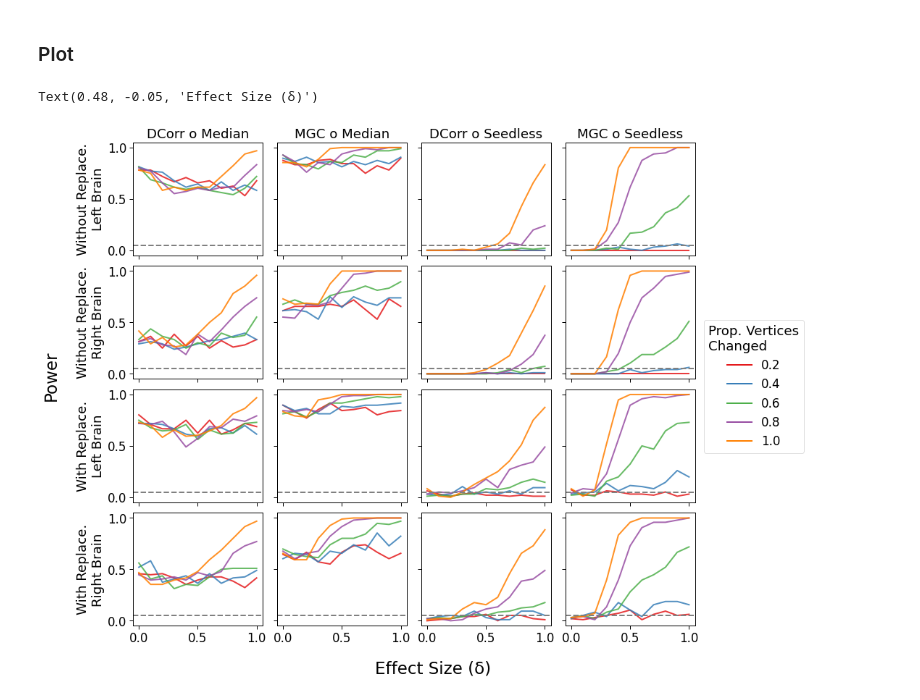
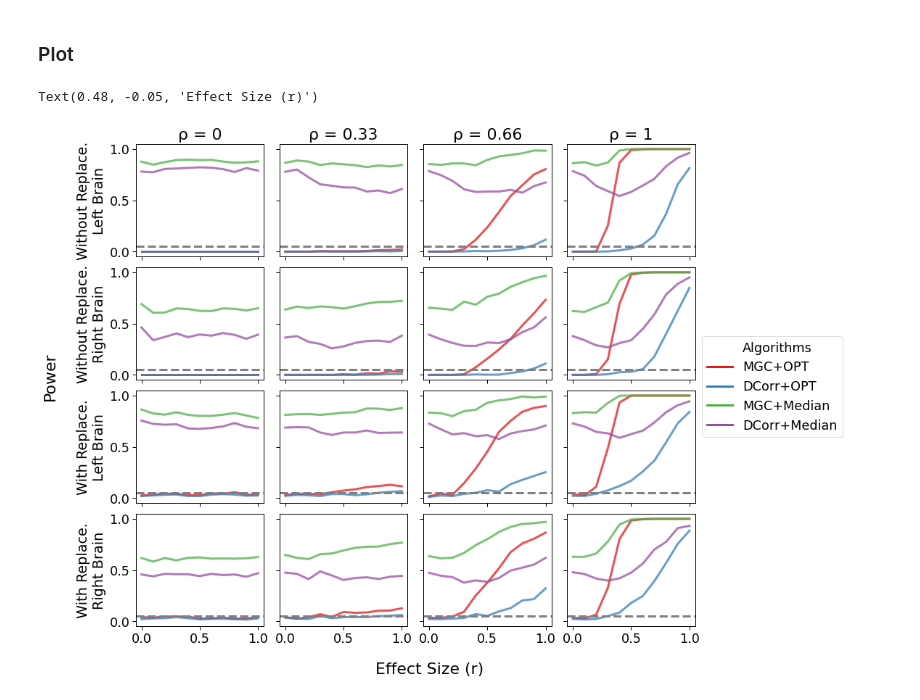
Before and after one commit to neurodata/j1c-experiments, a Jupyter notebook: ldt/synthetic2.ipynb, the cells around one changed output. Drawn from its saved outputs; the diff is of its cells as text; code cells hidden in the pictures.

```diff
--- a/ldt/synthetic2.ipynb
+++ b/ldt/synthetic2.ipynb
@@ -241,7 +241,7 @@ df.to_csv("./results/no_component_replacement_left.csv", index=False)
 # %% [markdown]
 ### Do right non-replacement
 # %%
-n_verts_to_perterbs = np.round(np.linspace(0, 1, 4) * X2_hat.shape[0]).astype(int)[1:]
+n_verts_to_perterbs = np.round(np.linspace(0, 1, 4) * X2_hat.shape[0]).astype(int)
 
 args = [
     dict(n_verts_to_perterb=n_verts_to_perterb, delta=delta)
@@ -327,58 +328,70 @@ row_titles = [
     "With Replace.\nRight Brain",
 ]
 # %%
-sns.set_context('paper', font_scale=1.9, rc={"lines.linewidth": 2})
+sns.set_context('paper', font_scale=2, rc={"lines.linewidth": 3})
 fig, ax = plt.subplots (nrows=4, ncols=4, figsize=(12, 10), constrained_layout=True, sharex=True, sharey=True)
 
+col_titles = [
+    "ρ = 0",
+    "ρ = 0.33",
+    "ρ = 0.66",
+    "ρ = 1"
+]
+
+
 for row, df in enumerate(dfs):
-    for col, col_name in enumerate(col_names):
-        tmp = df[["n_verts_perterbed", "delta", col_name]]
+    for col, col_name in enumerate(np.unique(df.n_verts_perterbed)[:4]):
+        tmp_df = df[df.n_verts_perterbed == col_name]
+        tmp_df = tmp_df[["mgc_seedless", "dcorr_seedless","mgc_median", "dcorr_median",  "delta"]]
+        melted = tmp_df.melt(id_vars='delta')
+
         sns.lineplot(
             x = "delta",
-            y=col_name,
-            hue = "n_verts_perterbed",
-            data = tmp,
+            y = "value",
+            hue = "variable",
+            data = melted,
             ax = ax[row, col],
-            palette=['#e41a1c','#377eb8','#4daf4a','#984ea3','#ff7f00'],
-            alpha=0.85
+            palette=['#e41a1c','#377eb8','#4daf4a','#984ea3'],
+            alpha=0.75
         )
 
         # Set row title
         if col == 0:
             ax[row, col].set_ylabel(row_titles[row])
 
         # Set col title
         if row == 0:
-            ax[row, col].set_title(col_titles[col_name])
+            ax[row, col].set_title(col_titles[col], fontsize=22)
 
         #ax[row, col].set_xticks([])
         #ax[row, col].set_yticks([])
+
         ax[row, col].set_yticks([0, 0.5,  1])
         ax[row, col].set_xlabel("")
 
         ax[row, col].axhline(0.05, c='gray', ls='--')
 
 for i in range(4):
     for j in range(4):
         handles, labels = ax[i, j].get_legend_handles_labels()
         #labels[0] = "Prop. Vertices\nChanged" # Rename the title of legend
         ax[i, j].legend().remove()
 
 legend = fig.legend(
     handles=handles,
-    labels=["0.2", "0.4", "0.6", "0.8", "1.0"],
+    labels=["Algorithms", "MGC+OPT", "DCorr+OPT", "MGC+Median", "DCorr+Median"],
     ncol = 1,
     loc='center right',
-    bbox_to_anchor=(1.175, .5),
+    bbox_to_anchor=(1.235, .5),
     bbox_transform=plt.gcf().transFigure,
-    title = "Prop. Vertices\nChanged"
+    #title = "Algorithms"
 )
 
-fig.text(-0.05, .48, "Power", rotation="vertical", fontsize=23)
-fig.text(.48, -0.05, "Effect Size (δ)", fontsize=23)
+fig.text(-0.05, .48, "Power", rotation="vertical", fontsize=22)
+fig.text(.48, -0.05, "Effect Size (r)", fontsize=22)
 # %% [output]
-Text(0.48, -0.05, 'Effect Size (δ)')
+Text(0.48, -0.05, 'Effect Size (r)')
-[figure, old version]
+[figure, new version]
 # %%
 fig.savefig("./figures/power_curve_final.pdf", bbox_inches='tight')
 fig.savefig("./figures/power_curve_final.png", bbox_inches='tight', dpi=300)
```
Also changed, not shown: parts of 4 cells of this notebook, 6 other files.
